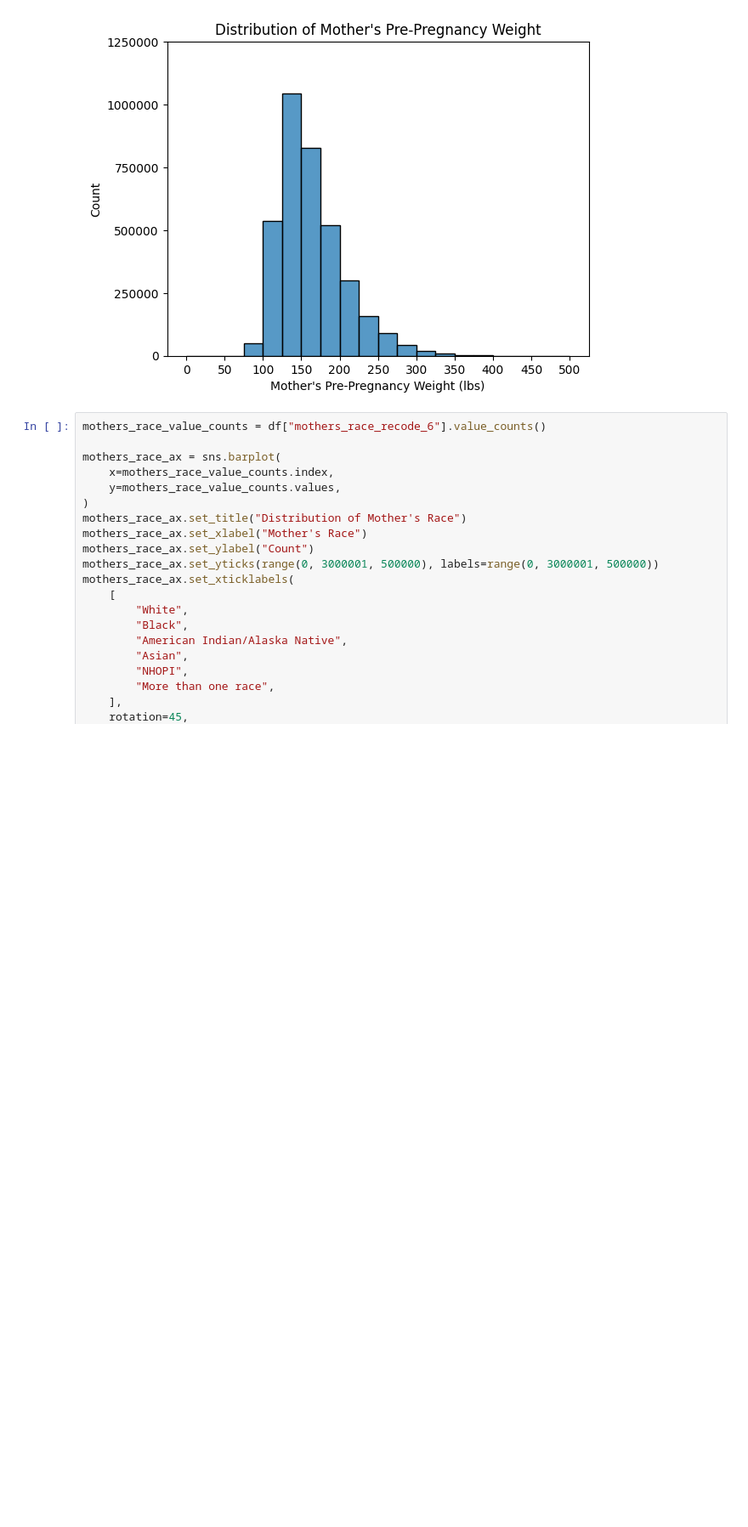
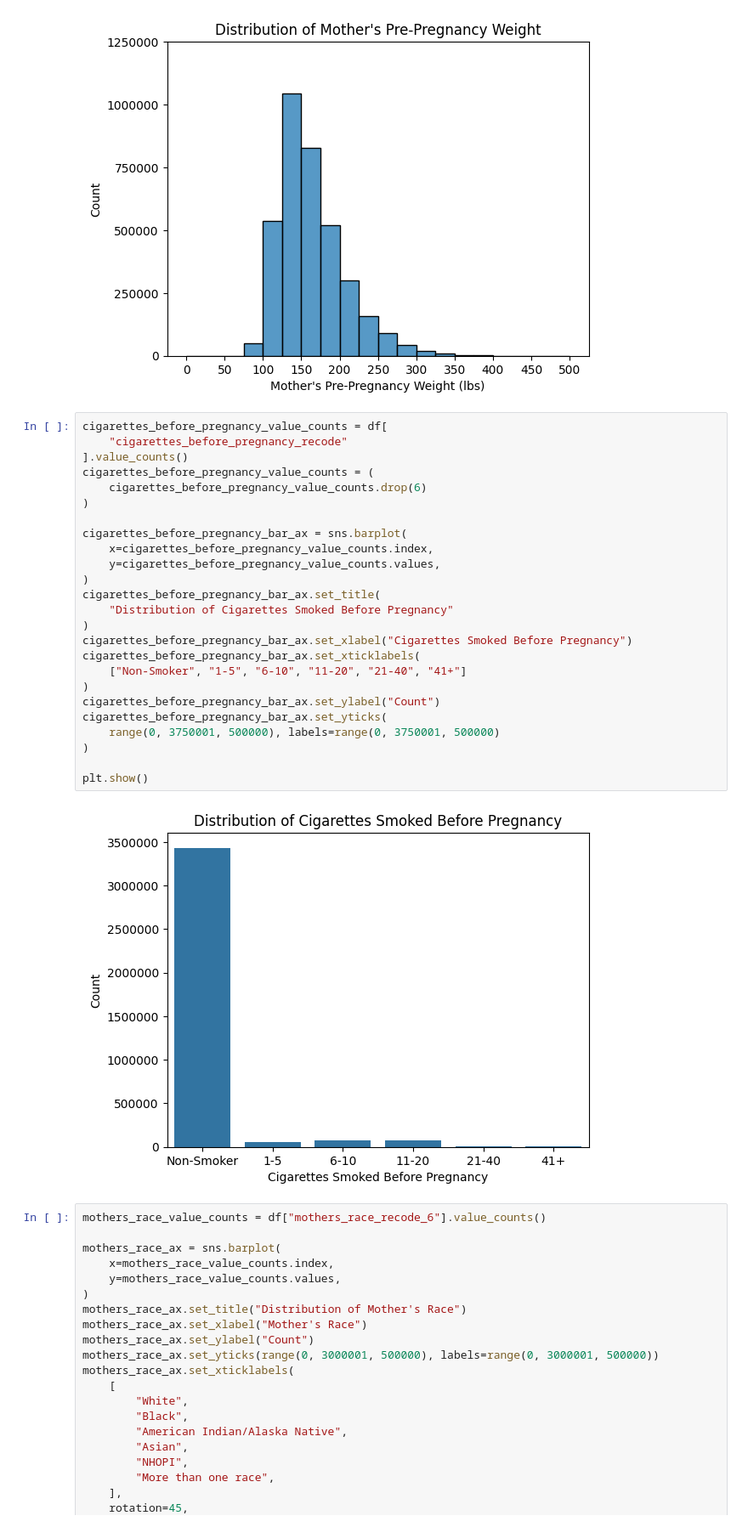
Before and after one commit to shroommu/natality-stats, a Jupyter notebook: dev/notebooks/exploratory/down_syndrome/02_data_exploration.ipynb, the cells around one changed output. Shown at 85% size. Drawn from its saved outputs; the diff is of its cells as text; blank space fills up the shorter version.

```diff
--- a/dev/notebooks/exploratory/down_syndrome/02_data_exploration.ipynb
+++ b/dev/notebooks/exploratory/down_syndrome/02_data_exploration.ipynb
@@ -283,6 +307,33 @@ pre_pregnancy_weight_bar_ax.set_ylabel("Count")
 plt.show()
 # %% [output]
 [figure]
+# %%
+cigarettes_before_pregnancy_value_counts = df[
+    "cigarettes_before_pregnancy_recode"
+].value_counts()
+cigarettes_before_pregnancy_value_counts = (
+    cigarettes_before_pregnancy_value_counts.drop(6)
+)
+
+cigarettes_before_pregnancy_bar_ax = sns.barplot(
+    x=cigarettes_before_pregnancy_value_counts.index,
+    y=cigarettes_before_pregnancy_value_counts.values,
+)
+cigarettes_before_pregnancy_bar_ax.set_title(
+    "Distribution of Cigarettes Smoked Before Pregnancy"
+)
+cigarettes_before_pregnancy_bar_ax.set_xlabel("Cigarettes Smoked Before Pregnancy")
+cigarettes_before_pregnancy_bar_ax.set_xticklabels(
+    ["Non-Smoker", "1-5", "6-10", "11-20", "21-40", "41+"]
+)
+cigarettes_before_pregnancy_bar_ax.set_ylabel("Count")
+cigarettes_before_pregnancy_bar_ax.set_yticks(
+    range(0, 3750001, 500000), labels=range(0, 3750001, 500000)
+)
+
+plt.show()
+# %% [output]
+[figure, added]
 # %%
 mothers_race_value_counts = df["mothers_race_recode_6"].value_counts()
 
```
Also changed, not shown: parts of 14 cells of this notebook.
